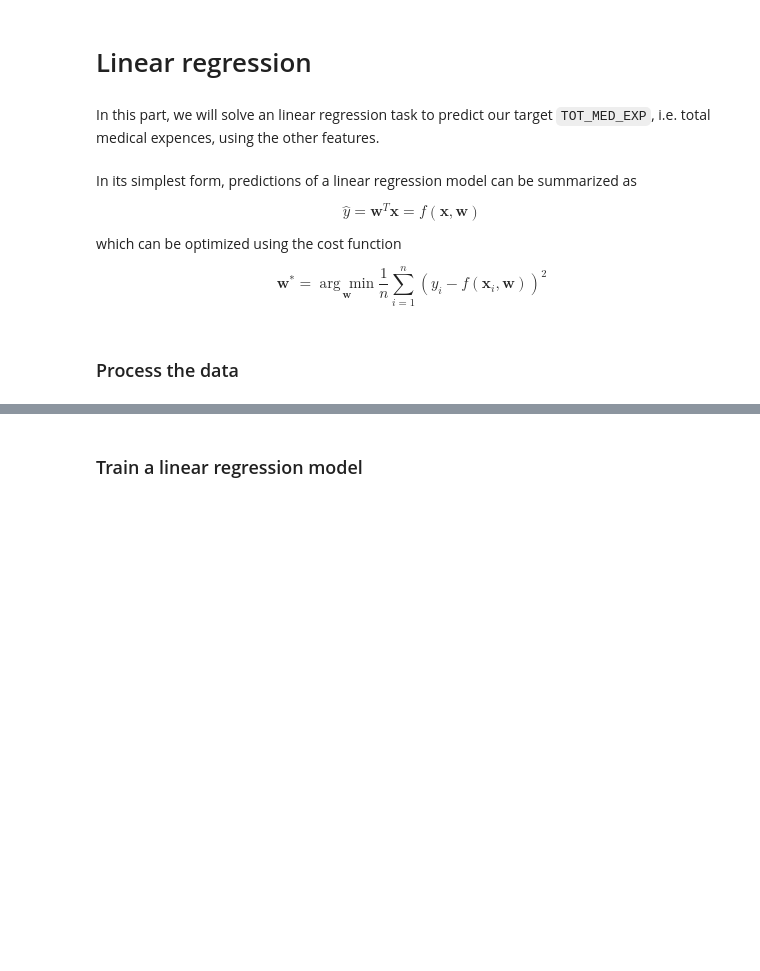
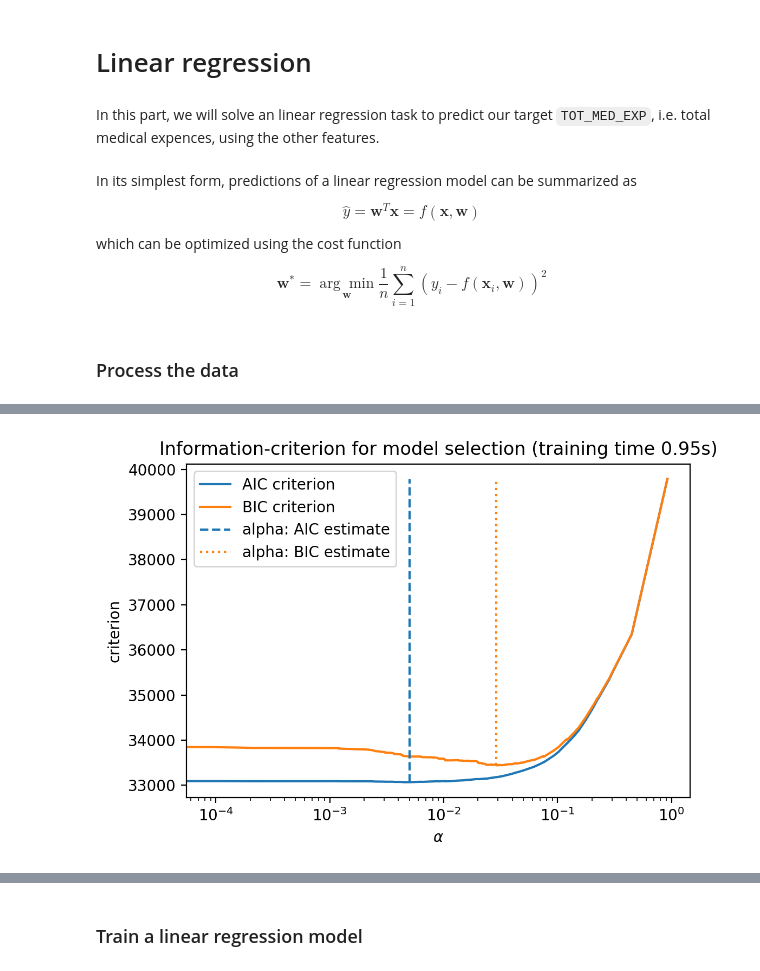
Before and after one commit to CamiloMartinezM/ml-healthcare-project, a Jupyter notebook: original.ipynb, the cells around one changed output, grey strips where cells are left out. Cells and saved outputs as stored; diff of their text form; code cells hidden in the pictures; blank space fills up the shorter version.

```diff
--- a/original.ipynb
+++ b/original.ipynb
@@ -90,0 +223,79 @@ Labels have shape (15000,) features have shape (15000, 108)
+# %%
+import time
+
+from sklearn.linear_model import LassoLarsIC
+from sklearn.pipeline import make_pipeline
+from sklearn.preprocessing import StandardScaler
+
+X, y, X_val, y_val = X_train_w0, y_train_w0, X_val_w0, y_val_w0
+
+start_time = time.time()
+lasso_lars_ic = make_pipeline(StandardScaler(), LassoLarsIC(criterion="aic")).fit(X, y)
+fit_time = time.time() - start_time
+# %%
+def zou_et_al_criterion_rescaling(criterion, n_samples, noise_variance):
+    """Rescale the information criterion to follow the definition of Zou et al."""
+    return criterion - n_samples * np.log(2 * np.pi * noise_variance) - n_samples
+
+aic_criterion = zou_et_al_criterion_rescaling(
+    lasso_lars_ic[-1].criterion_,
+    X.shape[0],
+    lasso_lars_ic[-1].noise_variance_,
+)
+
+results = pd.DataFrame(
+    {
+        "alphas": lasso_lars_ic[-1].alphas_,
+        "AIC criterion": lasso_lars_ic[-1].criterion_,
+    }
+).set_index("alphas")
+alpha_aic = lasso_lars_ic[-1].alpha_
+
+index_alpha_path_aic = np.flatnonzero(
+    lasso_lars_ic[-1].alphas_ == lasso_lars_ic[-1].alpha_
+)[0]
+
+lasso_lars_ic.set_params(lassolarsic__criterion="bic").fit(X, y)
+
+bic_criterion = zou_et_al_criterion_rescaling(
+    lasso_lars_ic[-1].criterion_,
+    X.shape[0],
+    lasso_lars_ic[-1].noise_variance_,
+)
+
+results["BIC criterion"] = lasso_lars_ic[-1].criterion_
+alpha_bic = lasso_lars_ic[-1].alpha_
+
+index_alpha_path_bic = np.flatnonzero(
+    lasso_lars_ic[-1].alphas_ == lasso_lars_ic[-1].alpha_
+)[0]
+
+print(index_alpha_path_aic == index_alpha_path_bic)
+
+fig, ax = plt.subplots(figsize=(6, 4))
+results.plot(ax=ax)
+ax.vlines(
+    alpha_aic,
+    results["AIC criterion"].min(),
+    results["AIC criterion"].max(),
+    label="alpha: AIC estimate",
+    linestyles="--",
+    color="tab:blue",
+)
+ax.vlines(
+    alpha_bic,
+    results["BIC criterion"].min(),
+    results["BIC criterion"].max(),
+    label="alpha: BIC estimate",
+    linestyle="dotted",
+    color="tab:orange",
+)
+ax.set_xlabel(r"$\alpha$")
+ax.set_ylabel("criterion")
+ax.set_xscale("log")
+ax.legend()
+_ = ax.set_title(
+    f"Information-criterion for model selection (training time {fit_time:.2f}s)"
+)
+plt.show()
+# %% [output]
@@ -90,0 +303 @@ Labels have shape (15000,) features have shape (15000, 108)
+[figure, added]
```
Also changed, not shown: parts of 17 cells of this notebook, 17 other files.
